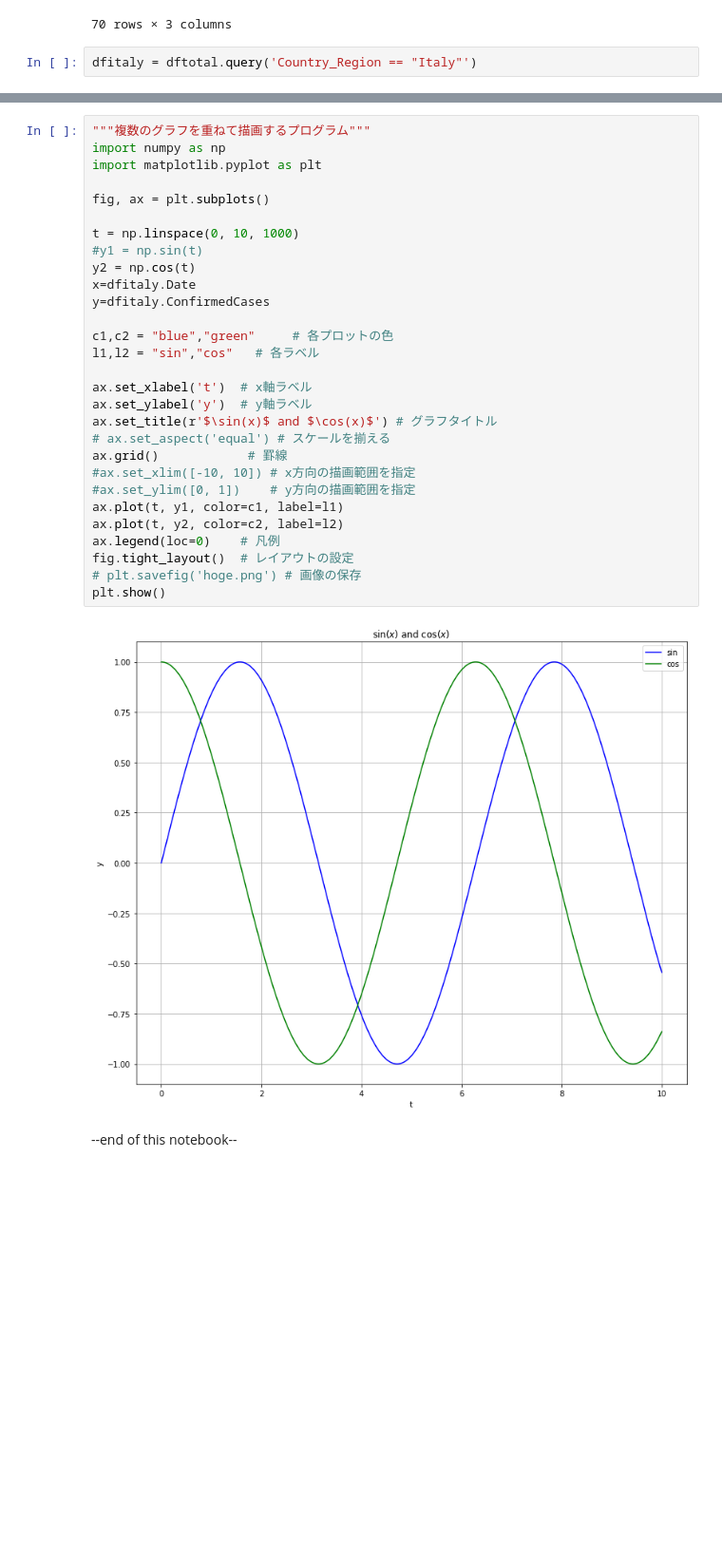
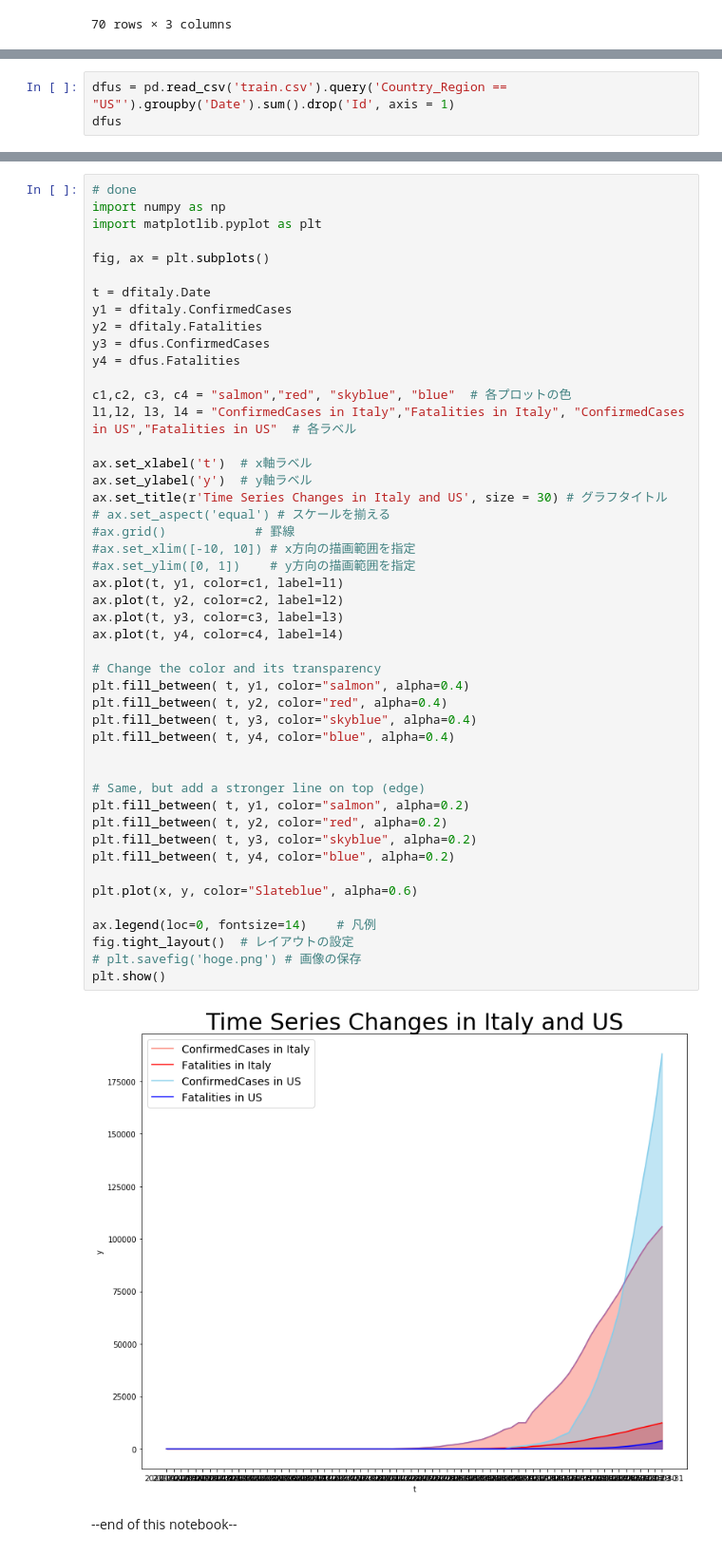
Before and after one commit to lyllme/Covid19, a Jupyter notebook: DataVisualization-graph_scatter plot of top 10 countries in fatalities.ipynb, the cells around one changed output, grey strips where cells are left out. Shown at 95% size. Saved outputs shown, nothing was run; the diff lists cells and outputs as text; blank space fills up the shorter version.

Commit message:
done data visualization

```diff
--- a/DataVisualization-graph_scatter plot of top 10 countries in fatalities.ipynb
+++ b/DataVisualization-graph_scatter plot of top 10 countries in fatalities.ipynb
@@ -74,5 +74,3 @@ dfitaly
 | 9868 | 2020-03-30 | 101739.0 | 11591.0 |
 | 9869 | 2020-03-31 | 105792.0 | 12428.0 |
 70 rows × 3 columns
-# %%
-dfitaly = dftotal.query('Country_Region == "Italy"')
@@ -106,0 +77,3 @@ plt.plot(x, y, color="Slateblue", alpha=0.6)
+# %%
+dfus = pd.read_csv('train.csv').query('Country_Region == "US"').groupby('Date').sum().drop('Id', axis = 1)
+dfus
@@ -107,33 +95,51 @@ plt.plot(x, y, color="Slateblue", alpha=0.6)
 # %%
-"""複数のグラフを重ねて描画するプログラム"""
+# done
 import numpy as np
 import matplotlib.pyplot as plt
 
 fig, ax = plt.subplots()
 
-t = np.linspace(0, 10, 1000)
-#y1 = np.sin(t)
-y2 = np.cos(t)
-x=dfitaly.Date
-y=dfitaly.ConfirmedCases
+t = dfitaly.Date
+y1 = dfitaly.ConfirmedCases
+y2 = dfitaly.Fatalities
+y3 = dfus.ConfirmedCases
+y4 = dfus.Fatalities
 
-c1,c2 = "blue","green"     # 各プロットの色
-l1,l2 = "sin","cos"   # 各ラベル
+c1,c2, c3, c4 = "salmon","red", "skyblue", "blue"  # 各プロットの色
+l1,l2, l3, l4 = "ConfirmedCases in Italy","Fatalities in Italy", "ConfirmedCases in US","Fatalities in US"  # 各ラベル
 
 ax.set_xlabel('t')  # x軸ラベル
 ax.set_ylabel('y')  # y軸ラベル
-ax.set_title(r'$\sin(x)$ and $\cos(x)$') # グラフタイトル
+ax.set_title(r'Time Series Changes in Italy and US', size = 30) # グラフタイトル
 # ax.set_aspect('equal') # スケールを揃える
-ax.grid()            # 罫線
+#ax.grid()            # 罫線
 #ax.set_xlim([-10, 10]) # x方向の描画範囲を指定
 #ax.set_ylim([0, 1])    # y方向の描画範囲を指定
 ax.plot(t, y1, color=c1, label=l1)
 ax.plot(t, y2, color=c2, label=l2)
-ax.legend(loc=0)    # 凡例
+ax.plot(t, y3, color=c3, label=l3)
+ax.plot(t, y4, color=c4, label=l4)
+
+# Change the color and its transparency
+plt.fill_between( t, y1, color="salmon", alpha=0.4)
+plt.fill_between( t, y2, color="red", alpha=0.4)
+plt.fill_between( t, y3, color="skyblue", alpha=0.4)
+plt.fill_between( t, y4, color="blue", alpha=0.4)
+
+
+# Same, but add a stronger line on top (edge)
+plt.fill_between( t, y1, color="salmon", alpha=0.2)
+plt.fill_between( t, y2, color="red", alpha=0.2)
+plt.fill_between( t, y3, color="skyblue", alpha=0.2)
+plt.fill_between( t, y4, color="blue", alpha=0.2)
+
+plt.plot(x, y, color="Slateblue", alpha=0.6)
+
+ax.legend(loc=0, fontsize=14)    # 凡例
 fig.tight_layout()  # レイアウトの設定
 # plt.savefig('hoge.png') # 画像の保存
 plt.show()
 # %% [output]
-[figure, old version]
+[figure, new version]
 # %% [markdown]
 --end of this notebook--
```
Also changed, not shown: parts of 2 cells of this notebook.
